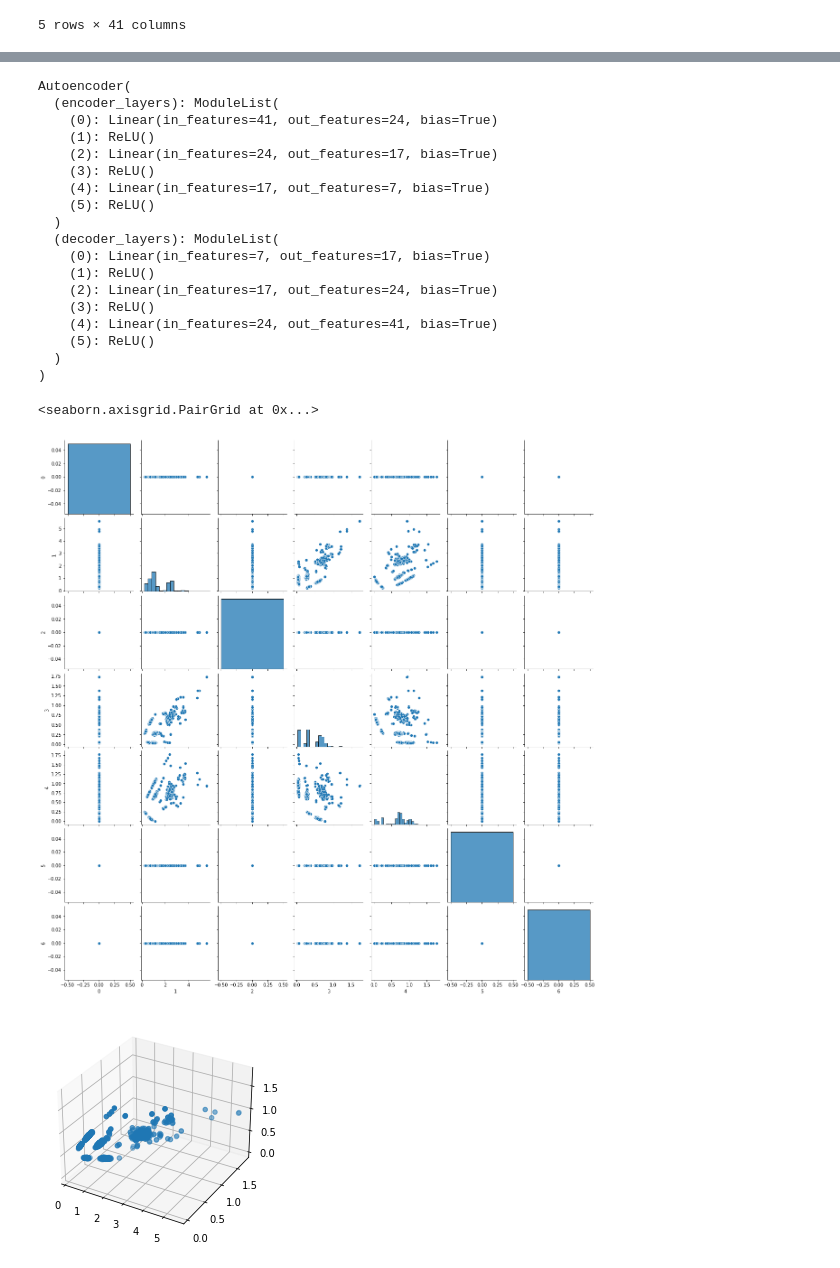
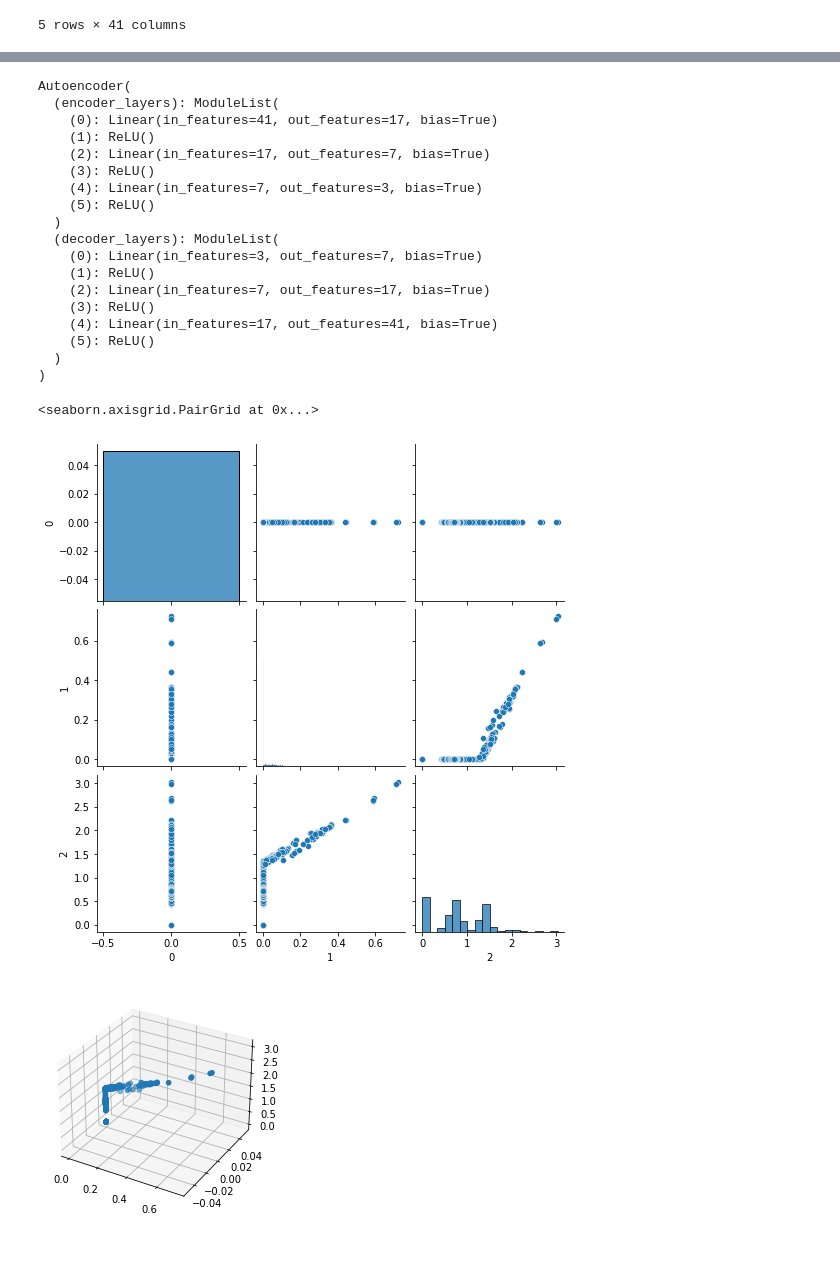
Before and after one commit to RadCod3/DataStorm-4.0-BrainLeftException-SemiFinals, a Jupyter notebook: donra.ipynb, the cells around one changed output, grey strips where cells are left out. Saved outputs shown, nothing was run; the diff lists cells and outputs as text; code cells hidden in the pictures.

Commit message:
autoencoder additions

```diff
--- a/donra.ipynb
+++ b/donra.ipynb
@@ -254,7 +254,7 @@ train_df.head()
 5 rows × 41 columns
 # %%
 device = torch.device("cuda" if torch.cuda.is_available() else "cpu")
-hidden_sizes = [41, 15, 4]
+hidden_sizes = [17, 7, 3]
 criterion = nn.MSELoss()
 epochs = 40000
 
@@ -327,7 +327,7 @@ print(train_loss, validation_loss, model)
   )
 )
 # %%
-MODEL_FILE_PATH = "autoencoder-24-17-7.pt"
+MODEL_FILE_PATH = "autoencoder-note.pt"
 torch.save(model, MODEL_FILE_PATH)
 
 loaded_model = torch.load(MODEL_FILE_PATH)
@@ -411,19 +406,19 @@ encoded_df.to_csv("encoded_outlets.csv", index=False)
 # %% [output]
 Autoencoder(
   (encoder_layers): ModuleList(
-    (0): Linear(in_features=41, out_features=24, bias=True)
+    (0): Linear(in_features=41, out_features=17, bias=True)
     (1): ReLU()
-    (2): Linear(in_features=24, out_features=17, bias=True)
+    (2): Linear(in_features=17, out_features=7, bias=True)
     (3): ReLU()
-    (4): Linear(in_features=17, out_features=7, bias=True)
+    (4): Linear(in_features=7, out_features=3, bias=True)
     (5): ReLU()
   )
   (decoder_layers): ModuleList(
-    (0): Linear(in_features=7, out_features=17, bias=True)
+    (0): Linear(in_features=3, out_features=7, bias=True)
     (1): ReLU()
-    (2): Linear(in_features=17, out_features=24, bias=True)
+    (2): Linear(in_features=7, out_features=17, bias=True)
     (3): ReLU()
-    (4): Linear(in_features=24, out_features=41, bias=True)
+    (4): Linear(in_features=17, out_features=41, bias=True)
     (5): ReLU()
   )
 )
@@ -434,25 +429,25 @@ import seaborn as sns
 sns.pairplot(encoded_df)
 # %% [output]
 <seaborn.axisgrid.PairGrid at 0x...>
-[figure, old version]
+[figure, new version]
 # %%
 fig, ax = plt.subplots(subplot_kw={"projection": "3d"})
-ax.scatter(encoded_df[1], encoded_df[3], encoded_df[4])
+ax.scatter(encoded_df[1], encoded_df[0], encoded_df[2])
 plt.show()
 
 # fig, ax = plt.subplots(subplot_kw={"projection": "3d"})
 # ax.scatter(encoded_df[1], encoded_df[3], encoded_df[0])
 # plt.show()
 
 # fig, ax = plt.subplots(subplot_kw={"projection": "3d"})
 # ax.scatter(encoded_df[2], encoded_df[0], encoded_df[3])
 # plt.show()
 
 # fig, ax = plt.subplots(subplot_kw={"projection": "3d"})
 # ax.scatter(encoded_df[1], encoded_df[2], encoded_df[3])
 # plt.show()
 # %% [output]
-[figure, old version]
+[figure, new version]
 # %%
 from sklearn.metrics import silhouette_score, davies_bouldin_score, calinski_harabasz_score
 from sklearn.cluster import KMeans
```
Also changed, not shown: parts of 8 cells of this notebook, 5 other files.
